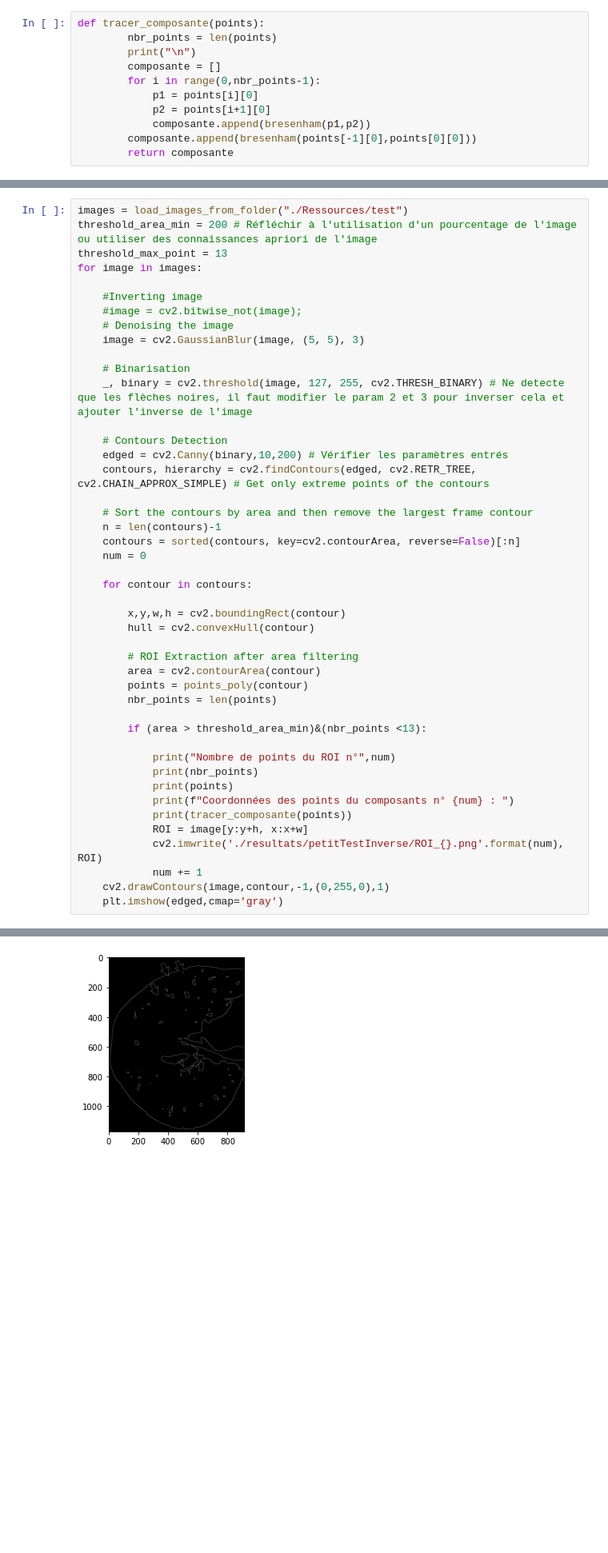
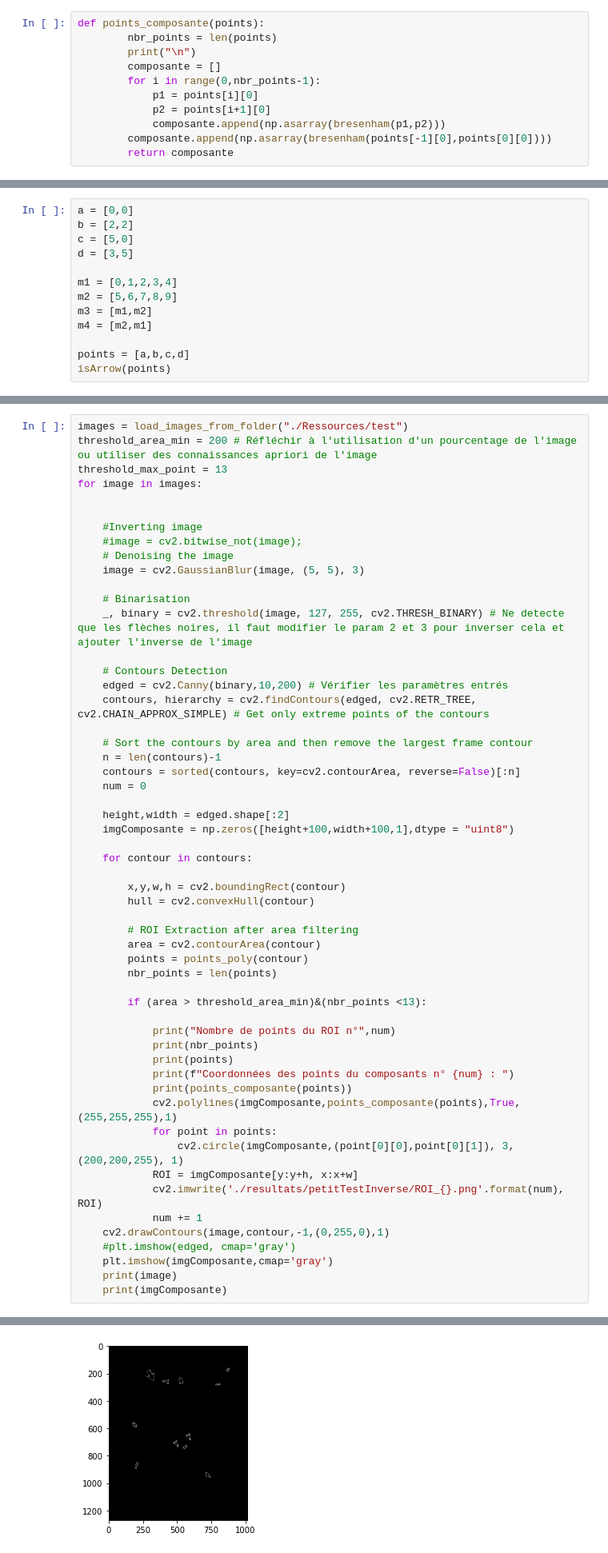
Before and after one commit to benj1299/ter, a Jupyter notebook: testKeyPoint.ipynb, the cells around one changed output, grey strips where cells are left out. Shown: that part at 80% size. Drawn from its saved outputs; the diff is of its cells as text; blank space fills up the shorter version.

Commit message:
maj testKeyPoint

```diff
--- a/testKeyPoint.ipynb
+++ b/testKeyPoint.ipynb
@@ -78,13 +78,13 @@ def bresenham(start, end):
         points.reverse()
     return points
 # %%
-def tracer_composante(points):
+def points_composante(points):
         nbr_points = len(points)
         print("\n")
         composante = []
         for i in range(0,nbr_points-1):
             p1 = points[i][0]
             p2 = points[i+1][0]
-            composante.append(bresenham(p1,p2))
-        composante.append(bresenham(points[-1][0],points[0][0]))
+            composante.append(np.asarray(bresenham(p1,p2)))
+        composante.append(np.asarray(bresenham(points[-1][0],points[0][0])))
         return composante
@@ -90,0 +178,13 @@ def tracer_composante(points):
+# %%
+a = [0,0]
+b = [2,2]
+c = [5,0]
+d = [3,5]
+
+m1 = [0,1,2,3,4]
+m2 = [5,6,7,8,9]
+m3 = [m1,m2]
+m4 = [m2,m1]
+
+points = [a,b,c,d]
+isArrow(points)
@@ -93,6 +195,7 @@ images = load_images_from_folder("./Ressources/test")
 threshold_area_min = 200 # Réfléchir à l'utilisation d'un pourcentage de l'image ou utiliser des connaissances apriori de l'image
 threshold_max_point = 13
 for image in images:
+
 
     #Inverting image
     #image = cv2.bitwise_not(image);
@@ -111,6 +214,9 @@ for image in images:
     contours = sorted(contours, key=cv2.contourArea, reverse=False)[:n]
     num = 0
 
+    height,width = edged.shape[:2]
+    imgComposante = np.zeros([height+100,width+100,1],dtype = "uint8")
+
     for contour in contours:
 
         x,y,w,h = cv2.boundingRect(contour)
@@ -127,12 +233,18 @@ for image in images:
             print(nbr_points)
             print(points)
             print(f"Coordonnées des points du composants n° {num} : ")
-            print(tracer_composante(points))
-            ROI = image[y:y+h, x:x+w]
+            print(points_composante(points))
+            cv2.polylines(imgComposante,points_composante(points),True,(255,255,255),1)
+            for point in points:
+                cv2.circle(imgComposante,(point[0][0],point[0][1]), 3, (200,200,255), 1)
+            ROI = imgComposante[y:y+h, x:x+w]
             cv2.imwrite('./resultats/petitTestInverse/ROI_{}.png'.format(num), ROI)
             num += 1
     cv2.drawContours(image,contour,-1,(0,255,0),1)
-    plt.imshow(edged,cmap='gray')
+    #plt.imshow(edged, cmap='gray')
+    plt.imshow(imgComposante,cmap='gray')
+    print(image)
+    print(imgComposante)
 # %% [output]
 Nombre de points du ROI n° 0
 12
@@ -154,2 +266,2 @@ Coordonnées des points du composants n° 15 :
-[figure, old version]
+[figure, new version]
 # %%
```
Also changed, not shown: parts of 4 cells of this notebook.
